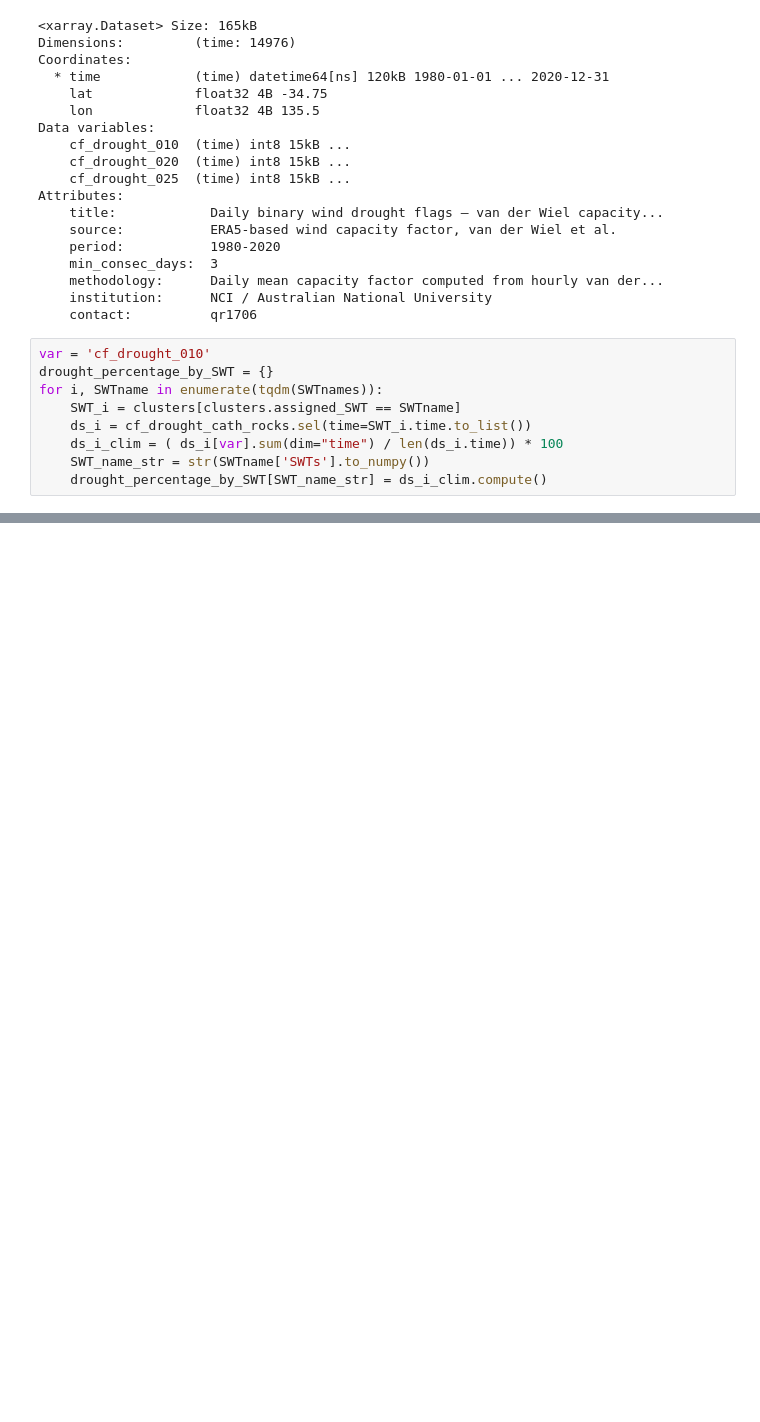
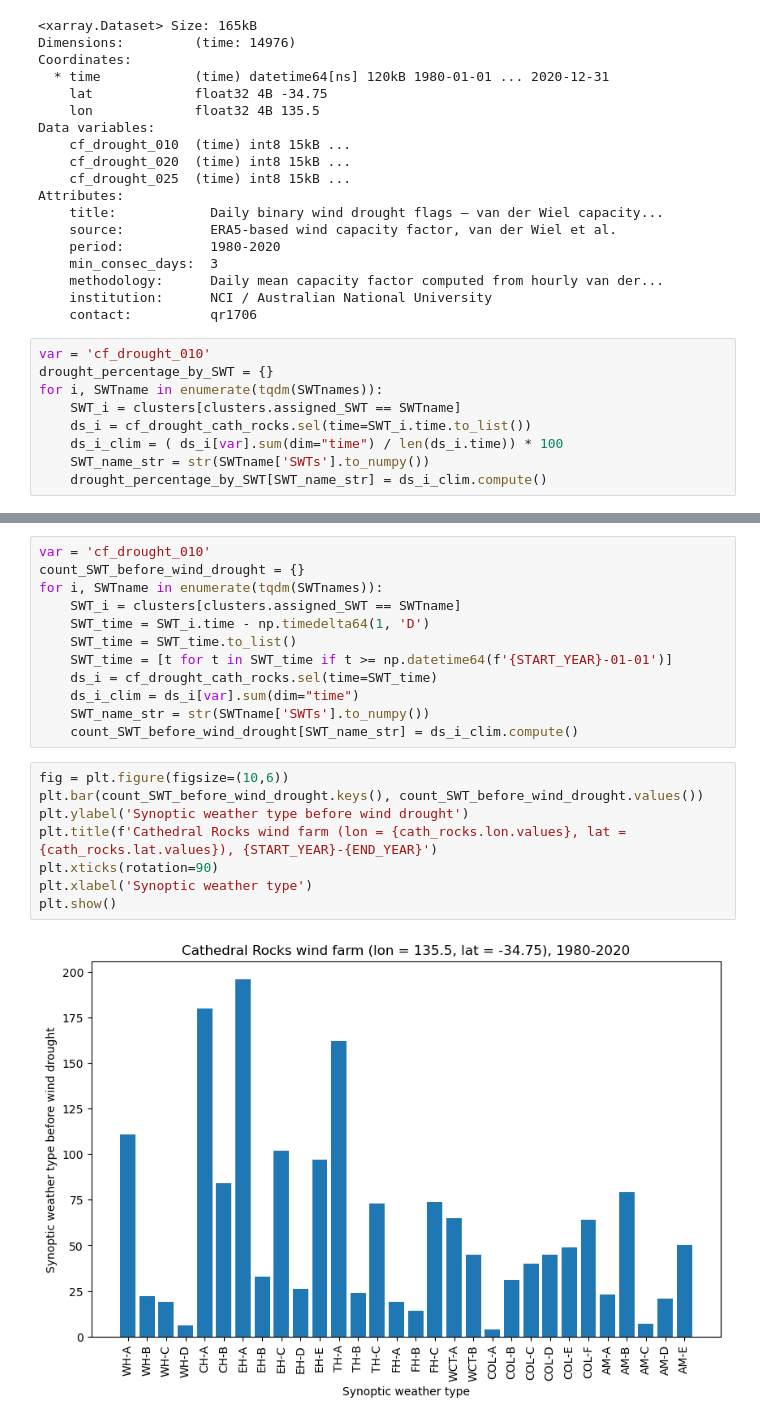
Before and after one commit to 21centuryweather/GC26_energy_synoptics, a Jupyter notebook: dev/wind_drought/wind_capacity_factor_regimes.ipynb, the cells around one changed output, grey strips where cells are left out. Drawn from its saved outputs; the diff is of its cells as text; blank space fills up the shorter version.

```diff
--- a/dev/wind_drought/wind_capacity_factor_regimes.ipynb
+++ b/dev/wind_drought/wind_capacity_factor_regimes.ipynb
@@ -269,0 +301,22 @@ plt.show()
+# %%
+var = 'cf_drought_010'
+count_SWT_before_wind_drought = {}
+for i, SWTname in enumerate(tqdm(SWTnames)):
+    SWT_i = clusters[clusters.assigned_SWT == SWTname]
+    SWT_time = SWT_i.time - np.timedelta64(1, 'D')
+    SWT_time = SWT_time.to_list()
+    SWT_time = [t for t in SWT_time if t >= np.datetime64(f'{START_YEAR}-01-01')]
+    ds_i = cf_drought_cath_rocks.sel(time=SWT_time)
+    ds_i_clim = ds_i[var].sum(dim="time")
+    SWT_name_str = str(SWTname['SWTs'].to_numpy())
+    count_SWT_before_wind_drought[SWT_name_str] = ds_i_clim.compute()
+# %%
+fig = plt.figure(figsize=(10,6))
+plt.bar(count_SWT_before_wind_drought.keys(), count_SWT_before_wind_drought.values())
+plt.ylabel('Synoptic weather type before wind drought')
+plt.title(f'Cathedral Rocks wind farm (lon = {cath_rocks.lon.values}, lat = {cath_rocks.lat.values}), {START_YEAR}-{END_YEAR}')
+plt.xticks(rotation=90)
+plt.xlabel('Synoptic weather type')
+plt.show()
+# %% [output]
+[figure, added]
```
Also changed, not shown: parts of 7 cells of this notebook.
